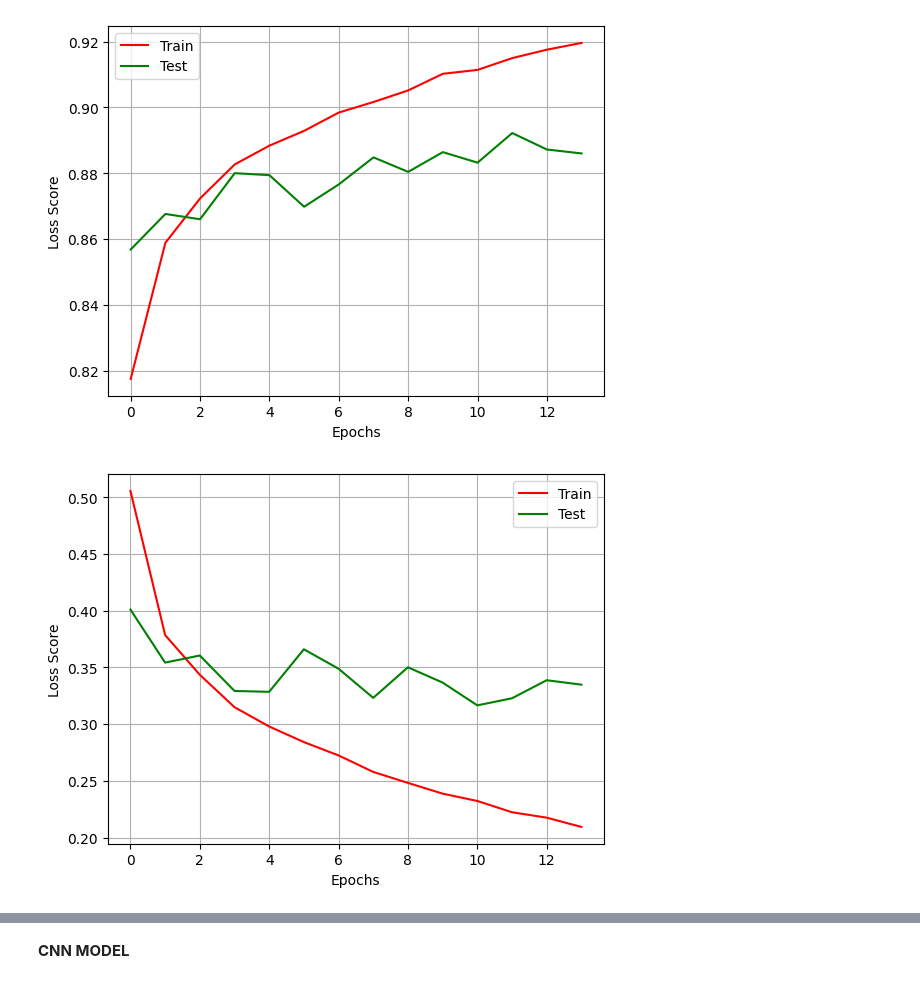
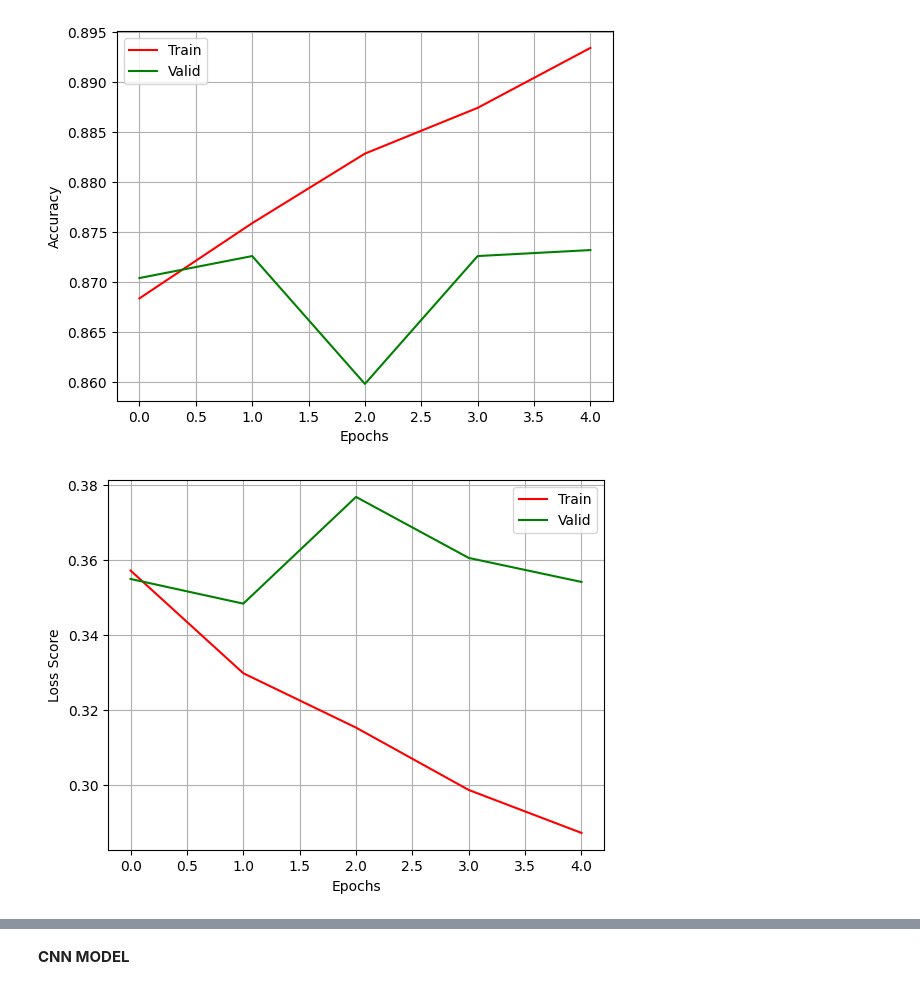
Before and after one commit to Shubhansh-03/DSC, a Jupyter notebook: MNIST_Fashion.ipynb, the cells around one changed output, grey strips where cells are left out. Drawn from its saved outputs; the diff is of its cells as text; code cells hidden in the pictures.

```diff
--- a/MNIST_Fashion.ipynb
+++ b/MNIST_Fashion.ipynb
@@ -55,8 +59,11 @@ class Metrics_callback(tf.keras.callbacks.Callback):
         self.loss.append(a)
         self.acc.append(b)
 # %%
-early_stopping = tf.keras.callbacks.EarlyStopping(monitor='val_loss', patience=3, restore_best_weights=True)
-optimizer = tf.keras.optimizers.SGD(learning_rate = 2e-2, momentum=0.9 #, nesterov = True
+#Using early stopping with restore_best_weights to get best validation data metrics
+early_stopping = tf.keras.callbacks.EarlyStopping(monitor='val_loss', patience=3
+                                                  , restore_best_weights=True)
+optimizer = tf.keras.optimizers.SGD(learning_rate = 3e-2, momentum=0.9
+                                    #, nesterov = True (Did not help in increasing accuracy)
                                     )
 
 model.compile(loss="sparse_categorical_crossentropy",
@@ -102,15 +115,15 @@ pred_label = [np.argmax(i) for i in y_pred]
 # %%
 epoch = [i for i in history.epoch]
 plt.plot(epoch, acc_train[0:], color = 'red')
 # plt.plot(epoch, loss_test[1:], color = 'blue')
 plt.plot(epoch, acc_valid[0:], color = 'green')
-plt.ylabel("Loss Score")
+plt.ylabel("Accuracy")
 plt.xlabel("Epochs")
-plt.legend(["Train", "Test", "Valid"])
+plt.legend(["Train", "Valid"])
 plt.grid(True)
 plt.show()
 # %% [output]
-[figure, old version]
+[figure, new version]
 # %%
 epoch = [i for i in history.epoch]
 plt.plot(epoch, loss_train[0:], color = 'red')
@@ -118,8 +131,8 @@ plt.plot(epoch, loss_train[0:], color = 'red')
 plt.plot(epoch, loss_valid[0:], color = 'green')
 plt.ylabel("Loss Score")
 plt.xlabel("Epochs")
-plt.legend(["Train", "Test", "Valid"])
+plt.legend(["Train", "Valid"])
 plt.grid(True)
 plt.show()
 # %% [output]
-[figure, old version]
+[figure, new version]
```
Also changed, not shown: parts of 12 cells of this notebook.
